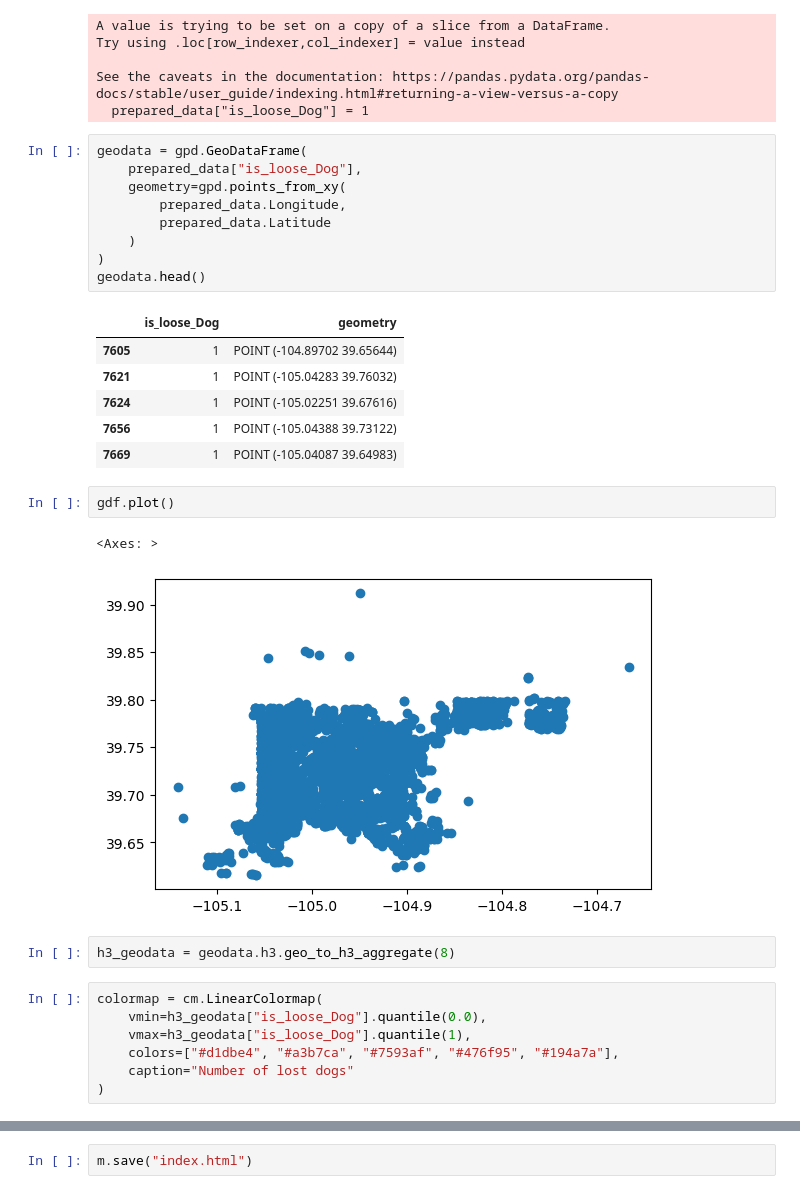
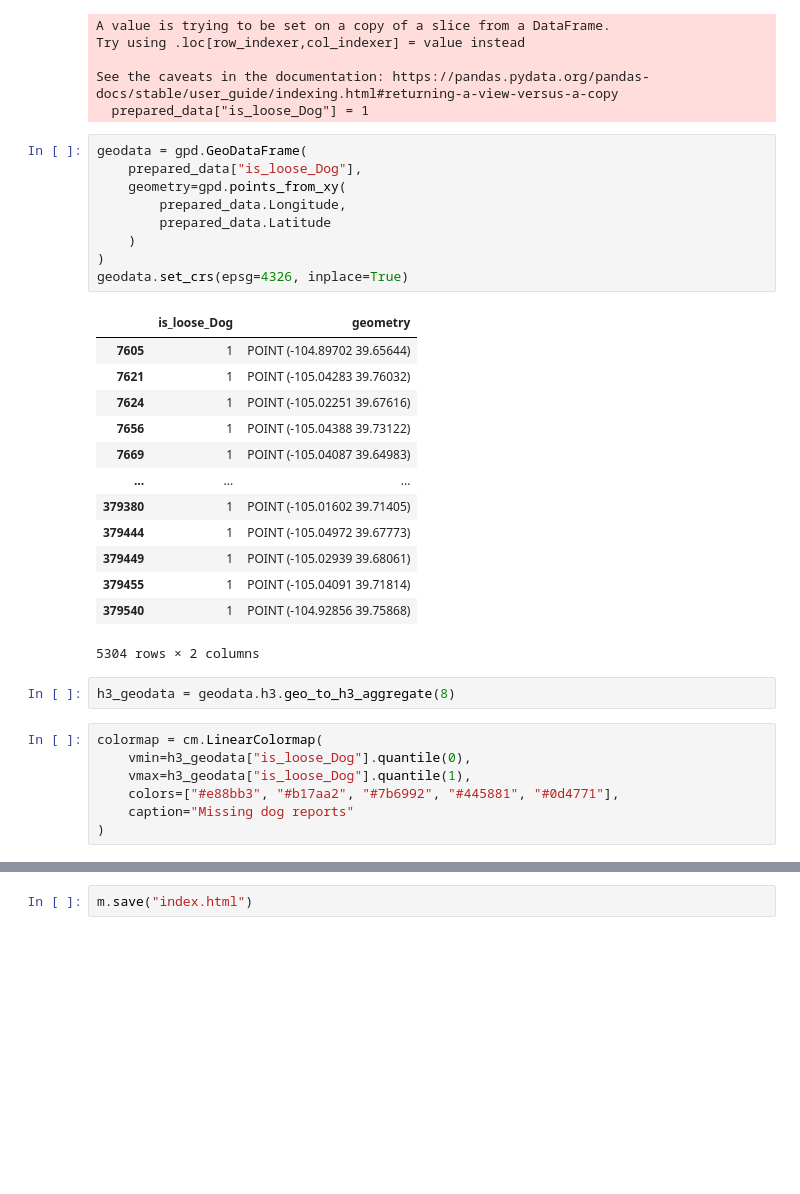
Before and after one commit to bryzgin/h3_aggregation, a Jupyter notebook: h3_aggregation.ipynb, the cells around one changed output, grey strips where cells are left out. Drawn from its saved outputs; the diff is of its cells as text; blank space fills up the shorter version.

```diff
--- a/h3_aggregation.ipynb
+++ b/h3_aggregation.ipynb
@@ -140,32 +140,34 @@ See the caveats in the documentation: https://pandas.pydata.org/pandas-docs/stab
 # %%
 geodata = gpd.GeoDataFrame(
     prepared_data["is_loose_Dog"],
     geometry=gpd.points_from_xy(
         prepared_data.Longitude,
         prepared_data.Latitude
     )
 )
-geodata.head()
+geodata.set_crs(epsg=4326, inplace=True)
 # %% [output]
 |  | is_loose_Dog | geometry |
 | 7605 | 1 | POINT (-104.89702 39.65644) |
 | 7621 | 1 | POINT (-105.04283 39.76032) |
 | 7624 | 1 | POINT (-105.02251 39.67616) |
 | 7656 | 1 | POINT (-105.04388 39.73122) |
 | 7669 | 1 | POINT (-105.04087 39.64983) |
+| ... | ... | ... |
+| 379380 | 1 | POINT (-105.01602 39.71405) |
+| 379444 | 1 | POINT (-105.04972 39.67773) |
+| 379449 | 1 | POINT (-105.02939 39.68061) |
+| 379455 | 1 | POINT (-105.04091 39.71814) |
+| 379540 | 1 | POINT (-104.92856 39.75868) |
+5304 rows × 2 columns
-# %%
-gdf.plot()
-# %% [output]
-<Axes: >
-[figure, removed]
 # %%
 h3_geodata = geodata.h3.geo_to_h3_aggregate(8)
 # %%
 colormap = cm.LinearColormap(
-    vmin=h3_geodata["is_loose_Dog"].quantile(0.0),
+    vmin=h3_geodata["is_loose_Dog"].quantile(0),
     vmax=h3_geodata["is_loose_Dog"].quantile(1),
-    colors=["#d1dbe4", "#a3b7ca", "#7593af", "#476f95", "#194a7a"],
-    caption="Number of lost dogs"
+    colors=["#e88bb3", "#b17aa2", "#7b6992", "#445881", "#0d4771"],
+    caption="Missing dog reports"
 )
 # %%
 m = folium.Map(
```
Also changed, not shown: parts of 1 cell of this notebook.
